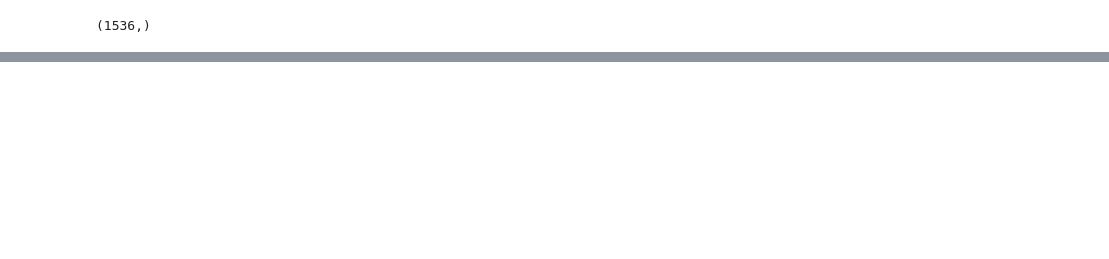
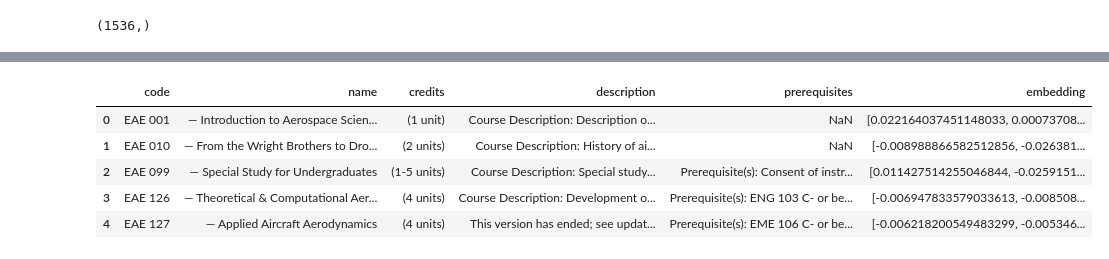
Before and after one commit to puravparab/DavisScripts, a Jupyter notebook: semantic_search.ipynb, the cells around one changed output, grey strips where cells are left out. Saved outputs shown, nothing was run; the diff lists cells and outputs as text; code cells hidden in the pictures; blank space fills up the shorter version.

```diff
--- a/semantic_search.ipynb
+++ b/semantic_search.ipynb
@@ -172,0 +175,2 @@ df["embedding"][2].shape
+# %%
+df = pd.read_csv("course_embeddings.csv")
@@ -172,0 +184,11 @@ df["embedding"][2].shape
+# %%
+df = df.drop('Unnamed: 0', axis=1)
+df = df.drop('combined', axis=1)
+df.head()
+# %% [output]
+|  | code | name | credits | description | prerequisites | embedding |
+| 0 | EAE 001 | — Introduction to Aerospace Scien... | (1 unit) | Course Description: Description o... | NaN | [0.022164037451148033, 0.00073708... |
+| 1 | EAE 010 | — From the Wright Brothers to Dro... | (2 units) | Course Description: History of ai... | NaN | [-0.008988866582512856, -0.026381... |
+| 2 | EAE 099 | — Special Study for Undergraduates | (1-5 units) | Course Description: Special study... | Prerequisite(s): Consent of instr... | [0.011427514255046844, -0.0259151... |
+| 3 | EAE 126 | — Theoretical & Computational Aer... | (4 units) | Course Description: Development o... | Prerequisite(s): ENG 103 C- or be... | [-0.006947833579033613, -0.008508... |
+| 4 | EAE 127 | — Applied Aircraft Aerodynamics | (4 units) | This version has ended; see updat... | Prerequisite(s): EME 106 C- or be... | [-0.006218200549483299, -0.005346... |
```
Also changed, not shown: parts of 3 cells of this notebook, 6 other files.
